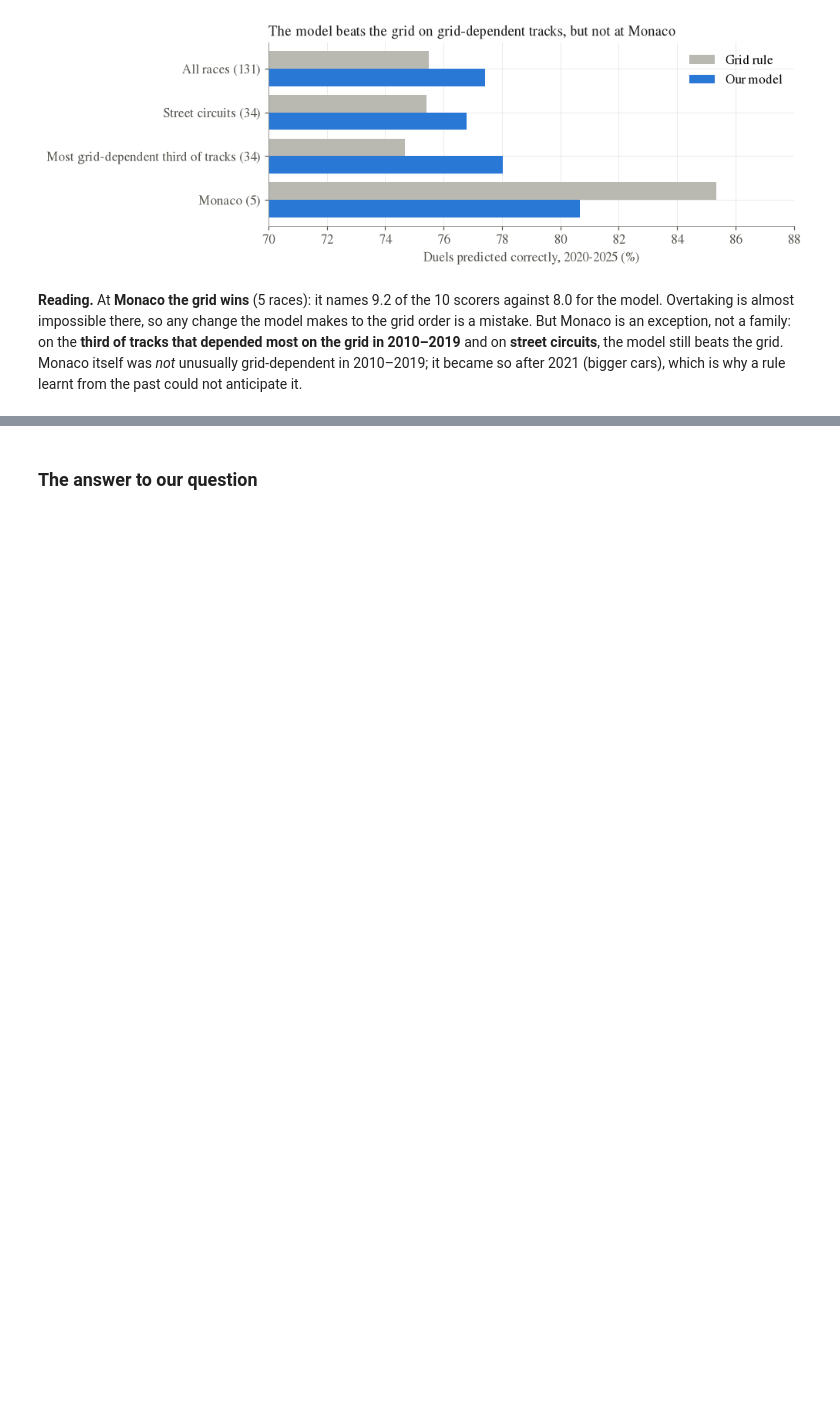
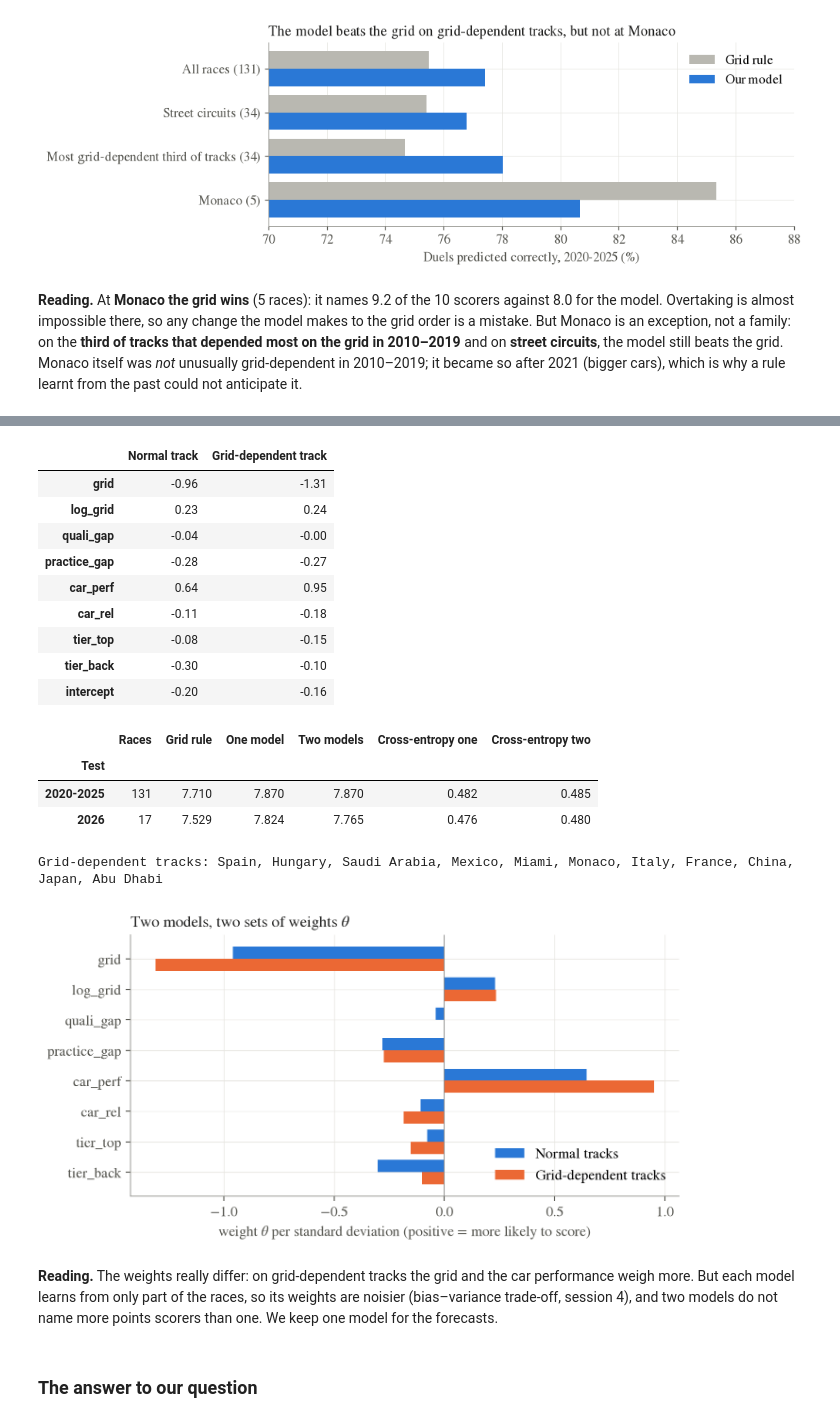
Before and after one commit to papchabertieu2025-design/f1-duel, a Jupyter notebook: notebooks/06_verdict.ipynb, the cells around one changed output, grey strips where cells are left out. Cells and saved outputs as stored; diff of their text form; code cells hidden in the pictures; blank space fills up the shorter version.

Commit message:
Two models (normal vs grid-dependent tracks): own weights theta, tested against one model; shown on the website
Co-Authored-By: Claude Opus 5.5 <noreply@anthropic.com>

```diff
--- a/notebooks/06_verdict.ipynb
+++ b/notebooks/06_verdict.ipynb
@@ -80,3 +83,30 @@ Monaco 2010-2019: 74% of top-10 finishers started top 10 (median track: 76%)
+# %%
+T = json.load(open('../results/tracks_summary.json'))
+th = pd.DataFrame(T['final']['thetas']); display(th.round(2))
+rows = [{'Test': t, 'Races': v['races'], 'Grid rule': v['named_grid'], 'One model': v['named_one'], 'Two models': v['named_two'],
+         'Cross-entropy one': v['ce_one'], 'Cross-entropy two': v['ce_two']} for t in ('2020-2025', '2026') for v in [T[t]['All races']]]
+display(pd.DataFrame(rows).set_index('Test').round(3))
+print('Grid-dependent tracks:', ', '.join(x['gp'] for x in T['final']['grid_dependent_tracks']))
+from IPython.display import Image; display(Image('../figures/06_two_models.png', width=650))
+# %% [output]
+|  | Normal track | Grid-dependent track |
+| grid | -0.96 | -1.31 |
+| log_grid | 0.23 | 0.24 |
+| quali_gap | -0.04 | -0.00 |
+| practice_gap | -0.28 | -0.27 |
+| car_perf | 0.64 | 0.95 |
+| car_rel | -0.11 | -0.18 |
+| tier_top | -0.08 | -0.15 |
+| tier_back | -0.30 | -0.10 |
+| intercept | -0.20 | -0.16 |
+|  | Races | Grid rule | One model | Two models | Cross-entropy one | Cross-entropy two |
+| Test |  |  |  |  |  |  |
+| 2020-2025 | 131 | 7.710 | 7.870 | 7.870 | 0.482 | 0.485 |
+| 2026 | 17 | 7.529 | 7.824 | 7.765 | 0.476 | 0.480 |
+Grid-dependent tracks: Spain, Hungary, Saudi Arabia, Mexico, Miami, Monaco, Italy, France, China, Japan, Abu Dhabi
+[figure, added]
+# %% [markdown]
+**Reading.** The weights really differ: on grid-dependent tracks the grid and the car performance weigh more. But each model learns from only part of the races, so its weights are noisier (bias–variance trade-off, session 4), and two models do not name more points scorers than one. We keep one model for the forecasts.
 # %% [markdown]
 ### The answer to our question
 # %%
```
Also changed, not shown: parts of 1 cell of this notebook, 16 other files.
